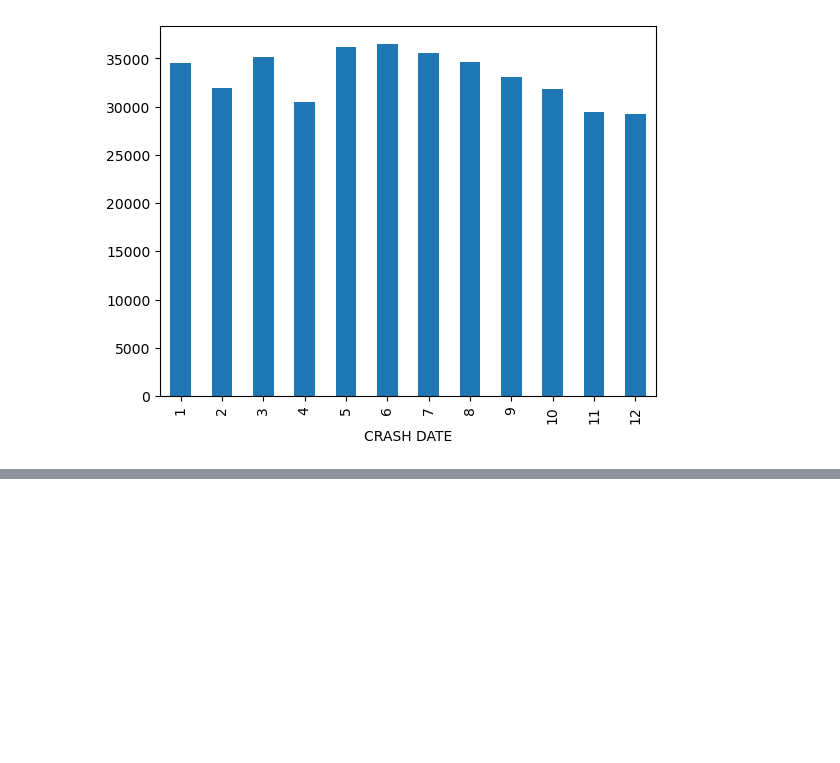
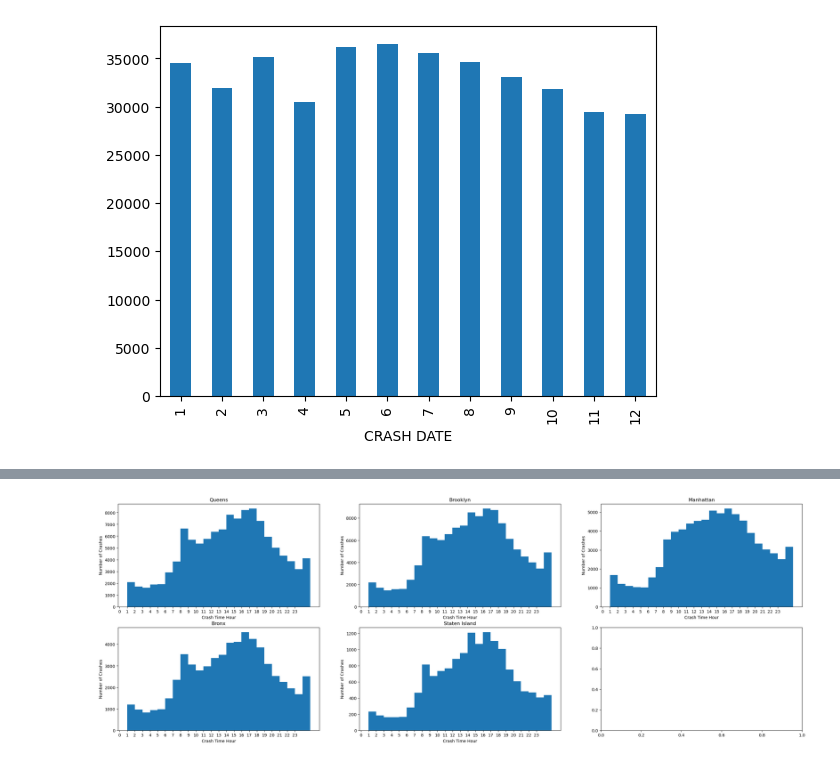
Before and after one commit to NedKost/MS-AAI-500-Team-Project, a Jupyter notebook: Pawan/Pawan_Borough_Analysis.ipynb, the cells around one changed output, grey strips where cells are left out. Saved outputs shown, nothing was run; the diff lists cells and outputs as text; code cells hidden in the pictures; blank space fills up the shorter version.

```diff
--- a/Pawan/Pawan_Borough_Analysis.ipynb
+++ b/Pawan/Pawan_Borough_Analysis.ipynb
@@ -244,6 +244,8 @@ MVC = MVC[MVC["CRASH DATE"].dt.year >= 2018]
 MVC["CAUSE CATEGORY"] = MVC["CONTRIBUTING FACTOR VEHICLE 1"]
 MVC = MVC[MVC["CAUSE CATEGORY"] != "Unknown"]
 
+MVC['CRASH HOUR CONT'] = MVC['CRASH TIME'].dt.hour + (MVC['CRASH TIME'].dt.minute / 60)
+
 MVC.info()
 # %% [output]
 <class 'pandas.core.frame.DataFrame'>
@@ -728,0 +764,36 @@ MVC['CRASH DATE'].dt.month.value_counts().sort_index().plot(kind='bar')
+# %%
+# NED_Cares
+
+fig, axs = plt.subplots(2, 3, figsize=(30, 10))
+axs[0][0].hist(MVC_Queens["CRASH HOUR CONT"], bins=24)
+axs[0][0].set_xticks(np.arange(0, 24))
+axs[0][0].set_xlabel("Crash Time Hour")
+axs[0][0].set_ylabel("Number of Crashes")
+axs[0][0].set_title("Queens")
+
+axs[0][1].hist(MVC_Brooklyn["CRASH HOUR CONT"], bins=24)
+axs[0][1].set_xticks(np.arange(0, 24))
+axs[0][1].set_xlabel("Crash Time Hour")
+axs[0][1].set_ylabel("Number of Crashes")
+axs[0][1].set_title("Brooklyn")
+
+axs[0][2].hist(MVC_Manhattan["CRASH HOUR CONT"], bins=24)
+axs[0][2].set_xticks(np.arange(0, 24))
+axs[0][2].set_xlabel("Crash Time Hour")
+axs[0][2].set_ylabel("Number of Crashes")
+axs[0][2].set_title("Manhattan")
+
+axs[1][0].hist(MVC_Bronx["CRASH HOUR CONT"], bins=24)
+axs[1][0].set_xticks(np.arange(0, 24))
+axs[1][0].set_xlabel("Crash Time Hour")
+axs[1][0].set_ylabel("Number of Crashes")
+axs[1][0].set_title("Bronx")
+
+axs[1][1].hist(MVC_StatenIsland["CRASH HOUR CONT"], bins=24)
+axs[1][1].set_xticks(np.arange(0, 24))
+axs[1][1].set_xlabel("Crash Time Hour")
+axs[1][1].set_ylabel("Number of Crashes")
+axs[1][1].set_title("Staten Island")
+plt.show()
+# %% [output]
+[figure, added]
```
Also changed, not shown: parts of 18 cells of this notebook, 1 other file.
